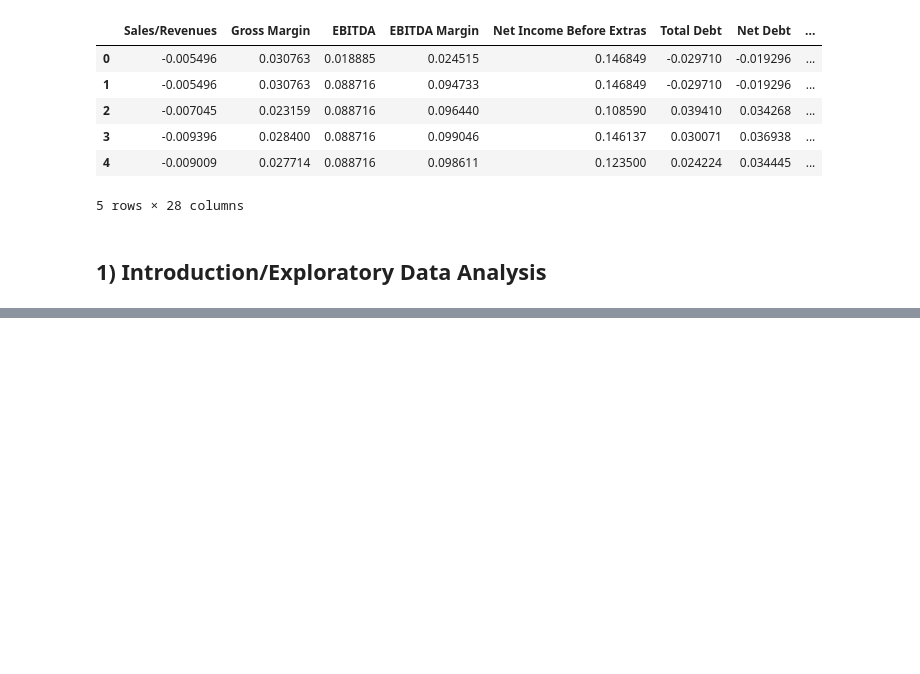
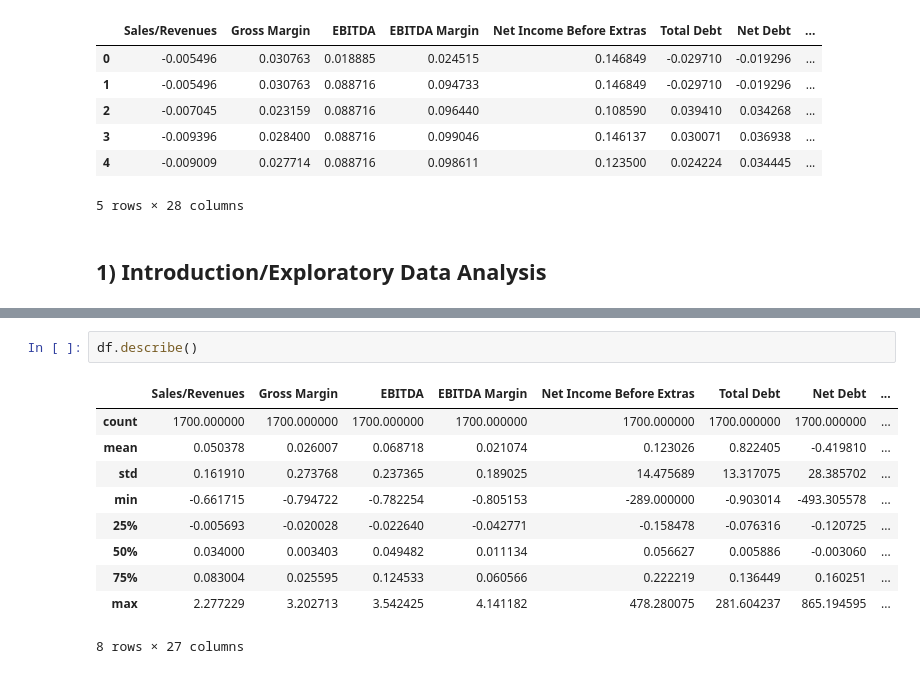
Before and after one commit to zhli3378/IE598_Machine_Learning_in_Fin_Lab, a Jupyter notebook: IE598_F18_Final_project/Final_project.ipynb, the cells around one changed output, grey strips where cells are left out. Drawn from its saved outputs; the diff is of its cells as text; blank space fills up the shorter version.

```diff
--- a/IE598_F18_Final_project/Final_project.ipynb
+++ b/IE598_F18_Final_project/Final_project.ipynb
@@ -23,0 +44,13 @@ df.head()
+# %%
+df.describe()
+# %% [output]
+|  | Sales/Revenues | Gross Margin | EBITDA | EBITDA Margin | Net Income Before Extras | Total Debt | Net Debt | ... |
+| count | 1700.000000 | 1700.000000 | 1700.000000 | 1700.000000 | 1700.000000 | 1700.000000 | 1700.000000 | ... |
+| mean | 0.050378 | 0.026007 | 0.068718 | 0.021074 | 0.123026 | 0.822405 | -0.419810 | ... |
+| std | 0.161910 | 0.273768 | 0.237365 | 0.189025 | 14.475689 | 13.317075 | 28.385702 | ... |
+| min | -0.661715 | -0.794722 | -0.782254 | -0.805153 | -289.000000 | -0.903014 | -493.305578 | ... |
+| 25% | -0.005693 | -0.020028 | -0.022640 | -0.042771 | -0.158478 | -0.076316 | -0.120725 | ... |
+| 50% | 0.034000 | 0.003403 | 0.049482 | 0.011134 | 0.056627 | 0.005886 | -0.003060 | ... |
+| 75% | 0.083004 | 0.025595 | 0.124533 | 0.060566 | 0.222219 | 0.136449 | 0.160251 | ... |
+| max | 2.277229 | 3.202713 | 3.542425 | 4.141182 | 478.280075 | 281.604237 | 865.194595 | ... |
+8 rows × 27 columns
```
Also changed, not shown: parts of 33 cells of this notebook, 1 other file.
